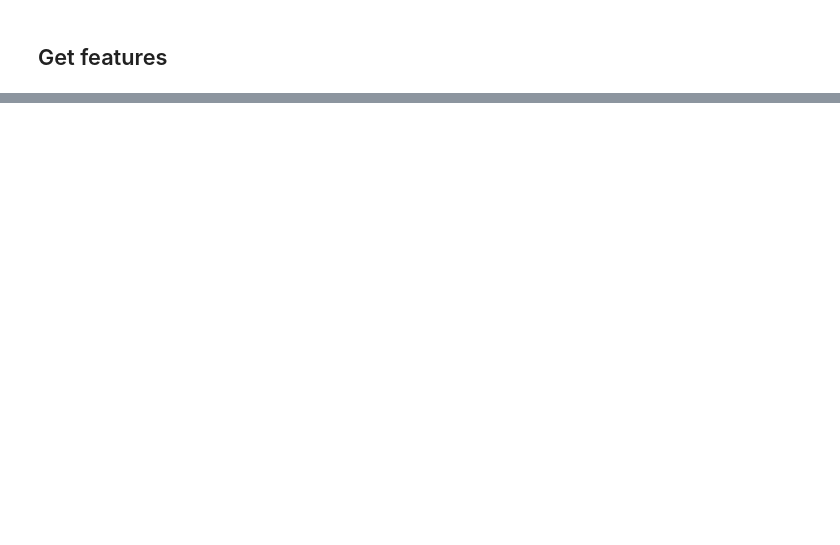
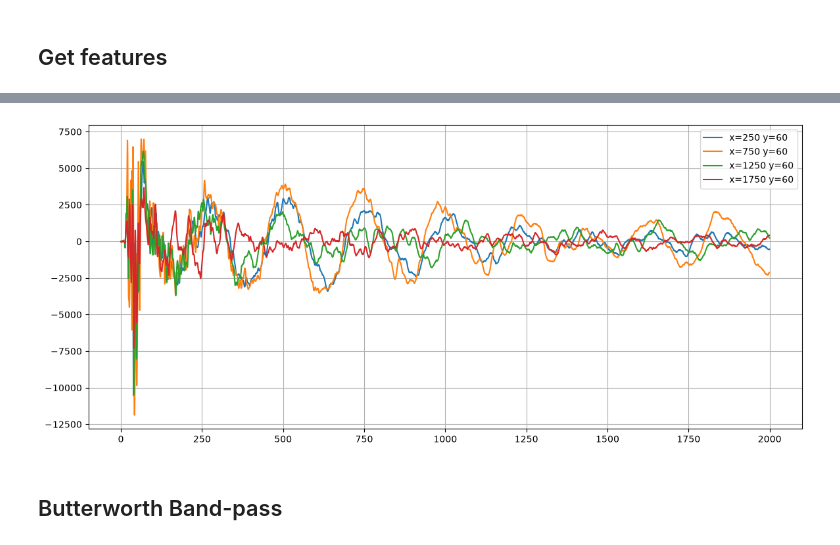
Before and after one commit to amirmuhammadalizade-cloud/UltrasonicProject_ML, a Jupyter notebook: notebooks/UT_ML.ipynb, the cells around one changed output, grey strips where cells are left out. Cells and saved outputs as stored; diff of their text form; code cells hidden in the pictures; blank space fills up the shorter version.

```diff
--- a/notebooks/UT_ML.ipynb
+++ b/notebooks/UT_ML.ipynb
@@ -112,25 +22,0 @@ plt.show()
-# %%
-positions = [
-    (25, 40),
-    (75, 40),
-    (125, 40),
-    (175, 40)
-]
-
-plt.figure( figsize=(14, 6) )
-for i in positions:
-    a_scan = data[i[0], i[1], :]
-    plt.plot(
-        Z,
-        a_scan,
-        label=f"X={X[i[0]]} Y={Y[i[1]]}",
-    )
-
-plt.xlabel("Time (µs)")
-plt.ylabel("amplitude")
-
-plt.grid()
-plt.legend()
-
-plt.savefig("XY_Map_Valid_Zone.png")
-plt.show()
@@ -608,0 +23,22 @@ Backwall amplitude: -3967.0
+# %%
+points = {
+    (250, 60): 571.3,
+    (750, 60): 452.0,
+    (1250, 60): 330.9,
+    (1750, 60): 210.8
+}
+# %%
+plt.figure(figsize=(14, 6))
+for x, y in points:
+    x_index = np.where( X == x )[0][0]
+    y_index = np.where( Y == y )[0][0]
+    a_scan = data[x_index, y_index, :]
+    plt.plot(Z , a_scan, label=f'x={x} y={y}')
+plt.grid()
+plt.legend()
+plt.savefig('a_scan.png')
+plt.show()
+# %% [output]
+[figure, added]
+# %% [markdown]
+## Butterworth Band-pass
```
Also changed, not shown: parts of 22 cells of this notebook, 21 other files.
